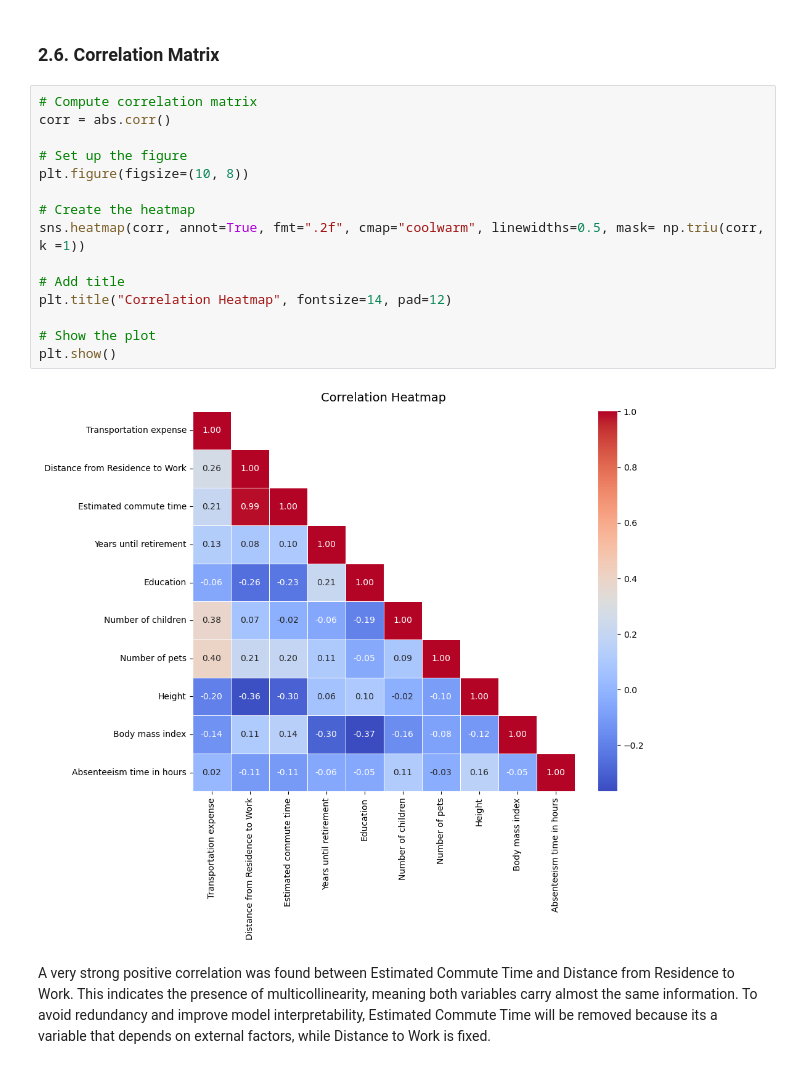
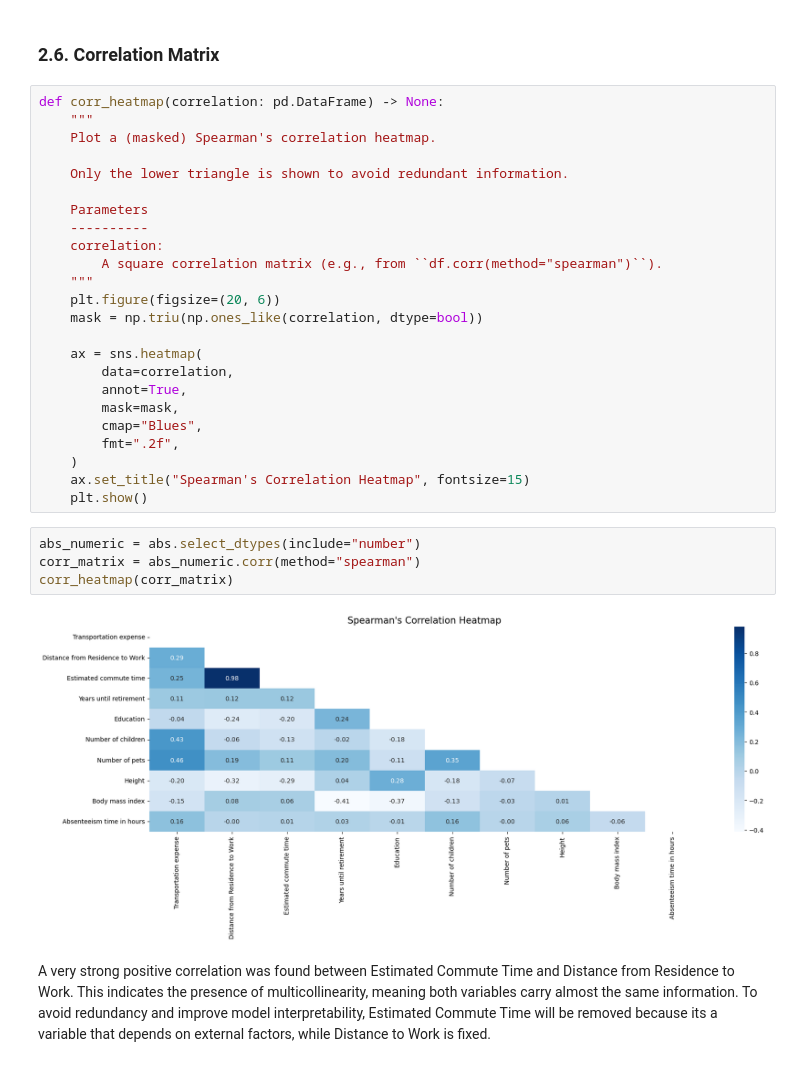
Before and after one commit to Pinky-Tie/reasons_for_absenteeism, a Jupyter notebook: code/eda.ipynb, the cells around one changed output. Drawn from its saved outputs; the diff is of its cells as text.

```diff
--- a/code/eda.ipynb
+++ b/code/eda.ipynb
@@ -483,23 +483,36 @@ plot_hist_and_box(abs)
 <a id="1"></a>
 
 ### **2.6. Correlation Matrix <font>**
-# %%
-# Compute correlation matrix
-corr = abs.corr()
-
-# Set up the figure
-plt.figure(figsize=(10, 8))
-
-# Create the heatmap
-sns.heatmap(corr, annot=True, fmt=".2f", cmap="coolwarm", linewidths=0.5, mask= np.triu(corr, k =1))
-
-# Add title
-plt.title("Correlation Heatmap", fontsize=14, pad=12)
-
-# Show the plot
-plt.show()
-# %% [output]
-[figure, removed]
+# %%
+def corr_heatmap(correlation: pd.DataFrame) -> None:
+    """
+    Plot a (masked) Spearman's correlation heatmap.
+
+    Only the lower triangle is shown to avoid redundant information.
+
+    Parameters
+    ----------
+    correlation:
+        A square correlation matrix (e.g., from ``df.corr(method="spearman")``).
+    """
+    plt.figure(figsize=(20, 6))
+    mask = np.triu(np.ones_like(correlation, dtype=bool))
+
+    ax = sns.heatmap(
+        data=correlation,
+        annot=True,
+        mask=mask,
+        cmap="Blues",
+        fmt=".2f",
+    )
+    ax.set_title("Spearman's Correlation Heatmap", fontsize=15)
+    plt.show()
+# %%
+abs_numeric = abs.select_dtypes(include="number")
+corr_matrix = abs_numeric.corr(method="spearman")
+corr_heatmap(corr_matrix)
+# %% [output]
+[figure, added]
 # %% [markdown]
 A very strong positive correlation was found between Estimated Commute Time and Distance from Residence to Work. This indicates the presence of multicollinearity, meaning both variables carry almost the same information. To avoid redundancy and improve model interpretability, Estimated Commute Time will be removed because its a variable that depends on external factors, while Distance to Work is fixed.
 # %%
```
Also changed, not shown: parts of 7 cells of this notebook.
